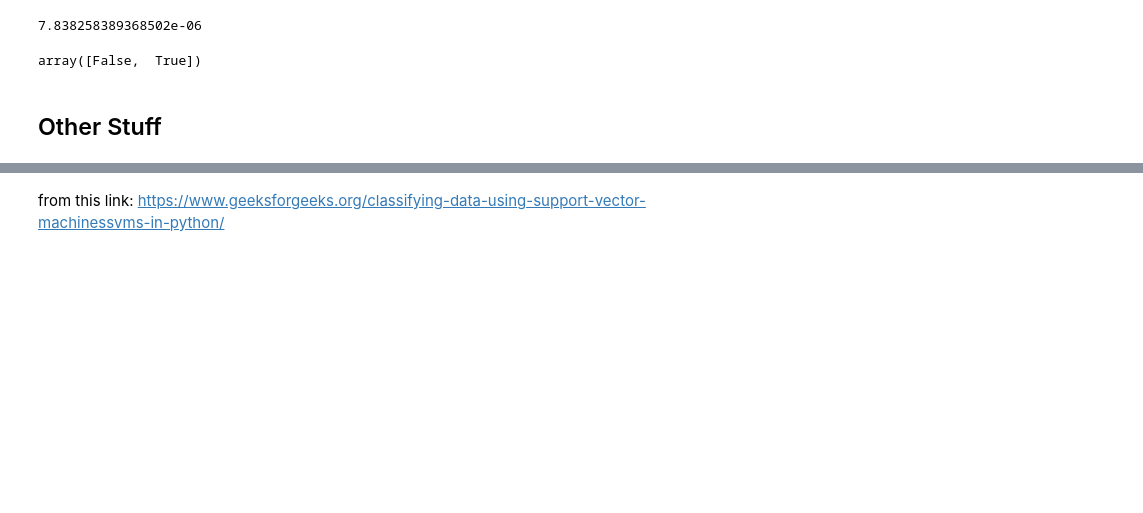
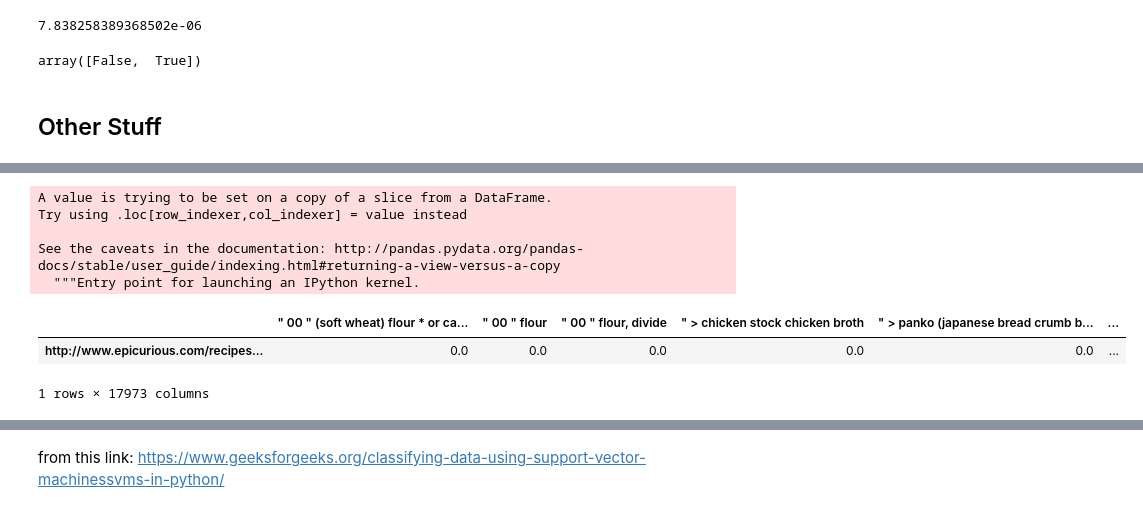
Before and after one commit to Sisyphus192/deep-dishes, a Jupyter notebook: notebooks/classification.ipynb, the cells around one changed output, grey strips where cells are left out. Drawn from its saved outputs; the diff is of its cells as text; code cells hidden in the pictures; blank space fills up the shorter version.

```diff
--- a/notebooks/classification.ipynb
+++ b/notebooks/classification.ipynb
@@ -407,19 +471,19 @@ array([False,  True])
 # I manually took out cities of USA in the tag list.
 # Uncomment below if usa_cuisine is needed
 
-# city = pd.read_csv('usa_city.csv',header=None)
-# city = city.transpose()
-# city = np.array(city[0])
-# city = [x.replace('\'','') for x in city]
-# city = [x.replace('[','') for x in city]
-# city = [x.replace(']','') for x in city]
-# city = [x.lstrip() for x in city]
-# usa_cuisine =states+city
+city = pd.read_csv('usa_city.csv',header=None)
+city = city.transpose()
+city = np.array(city[0])
+city = [x.replace('\'','') for x in city]
+city = [x.replace('[','') for x in city]
+city = [x.replace(']','') for x in city]
+city = [x.lstrip() for x in city]
+usa_cuisine =states+city
 # usa_cuisine
 # %%
 # create non_usa_cuisine list
 
-# non_usa_cuisine = []
-# for i in cuisinetype:
-#     if i not in usa_cuisine:
-#         non_usa_cuisine.append(i)
+non_usa_cuisine = []
+for i in cuisinetype:
+    if i not in usa_cuisine:
+        non_usa_cuisine.append(i)
@@ -425,0 +492,11 @@ array([False,  True])
+# %%
+tags_value=[]
+for tags in corr_df['tags']:
+    if(set(tags).intersection(usa_cuisine)):
+        tags_value.append('True')
+        continue
+    else:
+        if(set(tags).intersection(non_usa_cuisine)):
+            tags_value.append('False')
+        else:
+            tags_value.append('NA')
@@ -425,0 +545,14 @@ array([False,  True])
+# %%
+corr_df = epi_data_df.head(10000)
+# %%
+corr_df['usa_cuisine'] = tags_value
+corr_df.head(1)
+# %% [output]
+A value is trying to be set on a copy of a slice from a DataFrame.
+Try using .loc[row_indexer,col_indexer] = value instead
+
+See the caveats in the documentation: http://pandas.pydata.org/pandas-docs/stable/user_guide/indexing.html#returning-a-view-versus-a-copy
+  """Entry point for launching an IPython kernel.
+|  | " 00 " (soft wheat) flour * or ca... | " 00 " flour | " 00 " flour, divide | " > chicken stock chicken broth | " > panko (japanese bread crumb b... | ... |
+| http://www.epicurious.com/recipes... | 0.0 | 0.0 | 0.0 | 0.0 | 0.0 | ... |
+1 rows × 17973 columns
```
Also changed, not shown: parts of 53 cells of this notebook.
